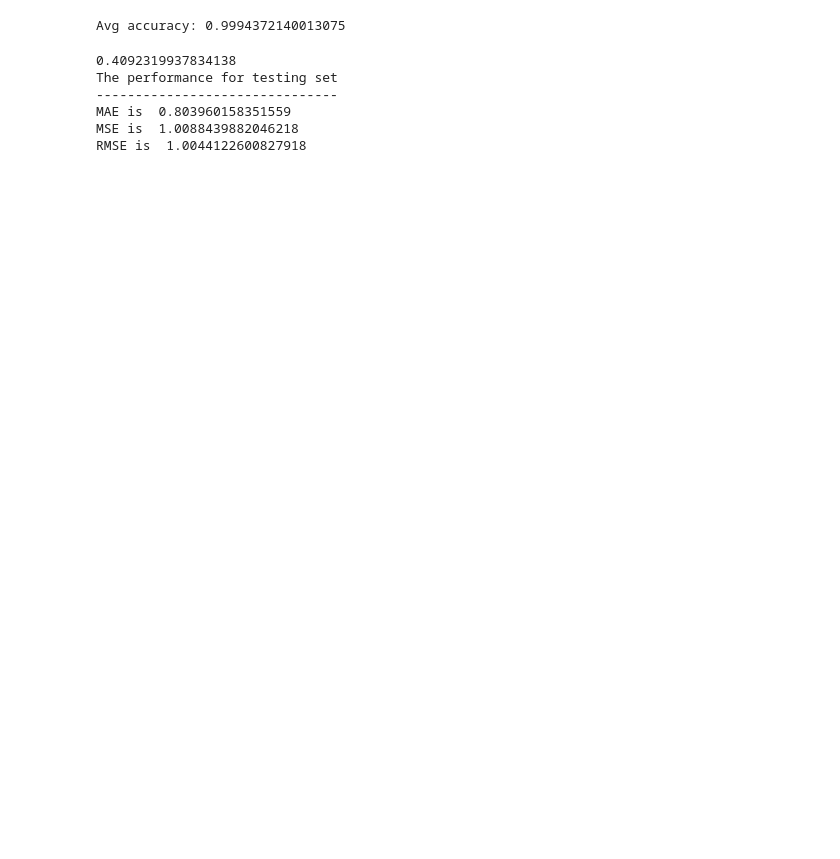
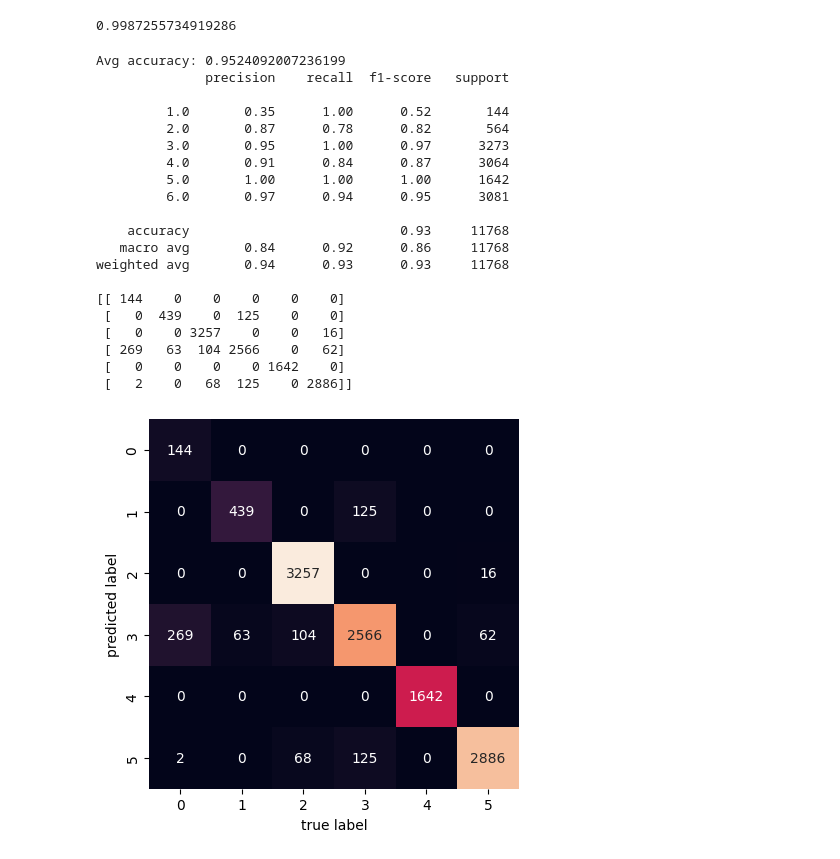
Before and after one commit to cbarbes1/COSC311, a Jupyter notebook: Project2/Project2.ipynb, the cells around one changed output. Drawn from its saved outputs; the diff is of its cells as text; code cells hidden in the pictures; blank space fills up the shorter version.

```diff
--- a/Project2/Project2.ipynb
+++ b/Project2/Project2.ipynb
@@ -148,0 +203,11 @@ Avg accuracy: 0.9995778609773975
+# %%
+import seaborn as sns
+knn = KNeighborsClassifier(n_neighbors=5)
+knn.fit(X, y)
+print(knn.score(X, y))
+y_pred = knn.predict(X)
+
+cm = confusion_matrix(y ,y_pred)
+print(cm)
+
+print(classification_report(y, y_pred))
@@ -186,40 +335,51 @@ weighted avg       1.00      1.00      1.00      7106
+# %%
+
+from sklearn.metrics import classification_report, confusion_matrix
+DT = DecisionTreeClassifier()
+tree = DT.fit(X_train, y_train)
+y_pred = DT.predict(X_train)
+DT.score(X_test, y_test)
+# %% [output]
+0.9987255734919286
 # %%
 from sklearn.model_selection import cross_val_score
 
 
 k = 10
 kf = KFold(n_splits=k, random_state=None)
 # DT = DecisionTreeClassifier(criterion='entropy')
 
-result = cross_val_score(DT, X_train, y_train, cv = kf)
+result = cross_val_score(DT, X, y, cv = k)
+result_y_pred = cross_val_predict(knn, X, y)
 
 print("Avg accuracy: {}".format(result.mean()))
+
+print(classification_report(y, result_y_pred))
+cm = confusion_matrix(y , result_y_pred)
+print(cm)
+sns.heatmap(cm, square=True, annot=True, fmt='d', cbar=False)
+plt.xlabel('true label')
+plt.ylabel('predicted label')
+plt.show()
 # %% [output]
-Avg accuracy: 0.9994372140013075
+Avg accuracy: 0.9524092007236199
+              precision    recall  f1-score   support
+
+         1.0       0.35      1.00      0.52       144
+         2.0       0.87      0.78      0.82       564
+         3.0       0.95      1.00      0.97      3273
+         4.0       0.91      0.84      0.87      3064
+         5.0       1.00      1.00      1.00      1642
+         6.0       0.97      0.94      0.95      3081
+
+    accuracy                           0.93     11768
+   macro avg       0.84      0.92      0.86     11768
+weighted avg       0.94      0.93      0.93     11768
+
+[[ 144    0    0    0    0    0]
+ [   0  439    0  125    0    0]
+ [   0    0 3257    0    0   16]
+ [ 269   63  104 2566    0   62]
+ [   0    0    0    0 1642    0]
+ [   2    0   68  125    0 2886]]
+[figure, added]
-# %%
-
-from sklearn.linear_model import LinearRegression
-from sklearn.metrics import mean_absolute_error, mean_squared_error
-# do the regression
-model = LinearRegression()
-model.fit(X_train, y_train)
-print(model.score(X_test, y_test))
-predict = model.predict(X_test)
-
-# get the needed data
-mae = mean_absolute_error(y_test, predict)
-mse = mean_squared_error(y_test, predict)
-rmse = np.sqrt(mean_squared_error(y_test, predict))
-
-print("The performance for testing set")
-print("-------------------------------")
-print('MAE is ', mae)
-print('MSE is ', mse)
-print('RMSE is ',rmse)
-# %% [output]
-0.4092319937834138
-The performance for testing set
--------------------------------
-MAE is  0.803960158351559
-MSE is  1.0088439882046218
-RMSE is  1.0044122600827918
```
Also changed, not shown: parts of 21 cells of this notebook, 1 other file.
